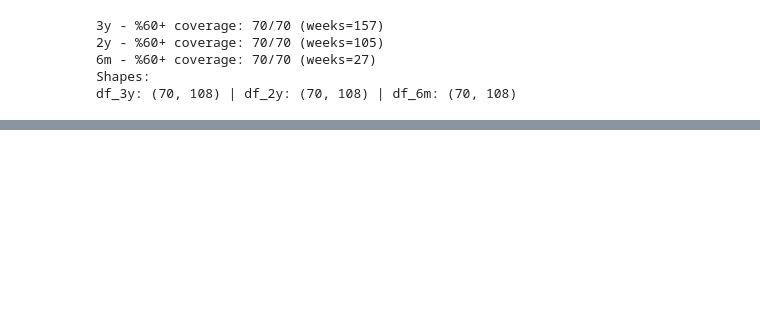
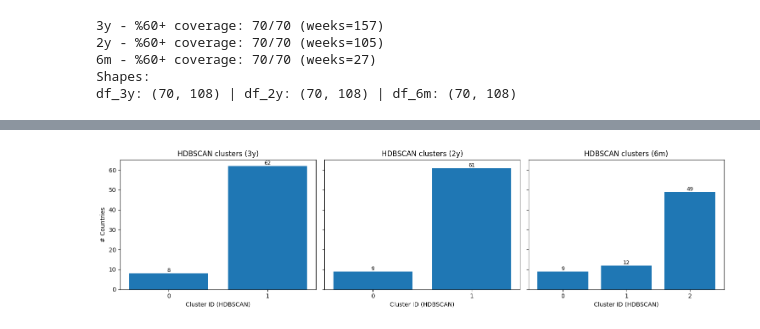
Before and after one commit to semayilmazs/Cultural-Similarity, a Jupyter notebook: cluster_umap_hdbscan.ipynb, the cells around one changed output, grey strips where cells are left out. Cells and saved outputs as stored; diff of their text form; code cells hidden in the pictures; blank space fills up the shorter version.

```diff
--- a/cluster_umap_hdbscan.ipynb
+++ b/cluster_umap_hdbscan.ipynb
@@ -258,0 +259,53 @@ Tüm işlemler tamamlandı! Çıktılar: data/processed/clustering_umap_hdbscan
+# %%
+import os
+import glob
+import pandas as pd
+import matplotlib.pyplot as plt
+
+IN_DIR = "data/processed/clustering_umap_hdbscan"
+pattern = os.path.join(IN_DIR, "countries_hdbscan_*.csv")
+files = sorted(glob.glob(pattern))
+
+if not files:
+    raise FileNotFoundError(f"No files matched: {pattern}")
+
+series_by_window = []
+for fp in files:
+    df = pd.read_csv(fp)
+    if "cluster_hdbscan" not in df.columns:
+        raise ValueError(f"Missing 'cluster_hdbscan' column in: {fp}")
+
+    window = os.path.splitext(os.path.basename(fp))[0].replace("countries_hdbscan_", "")
+    counts = (
+        df["cluster_hdbscan"]
+        .astype(int)
+        .value_counts()
+        .sort_index()
+    )
+    series_by_window.append((window, counts))
+
+preferred_order = ["3y", "2y", "6m"]
+order_map = {w: i for i, w in enumerate(preferred_order)}
+series_by_window.sort(key=lambda t: (order_map.get(t[0], 999), t[0]))
+
+n = len(series_by_window)
+fig_w = max(6, 5 * n)
+fig, axes = plt.subplots(1, n, figsize=(fig_w, 4), sharey=True)
+if n == 1:
+    axes = [axes]
+
+for ax, (window, counts) in zip(axes, series_by_window):
+    x = counts.index.astype(int)
+    y = counts.values
+    ax.bar(x, y)
+    ax.set_title(f"HDBSCAN clusters ({window})")
+    ax.set_xlabel("Cluster ID (HDBSCAN)")
+    ax.set_xticks(x)
+    for xi, yi in zip(x, y):
+        ax.text(xi, yi, str(int(yi)), ha="center", va="bottom", fontsize=9)
+
+axes[0].set_ylabel("# Countries")
+plt.tight_layout()
+plt.show()
+# %% [output]
+[figure, added]
```
Also changed, not shown: parts of 1 cell of this notebook.
